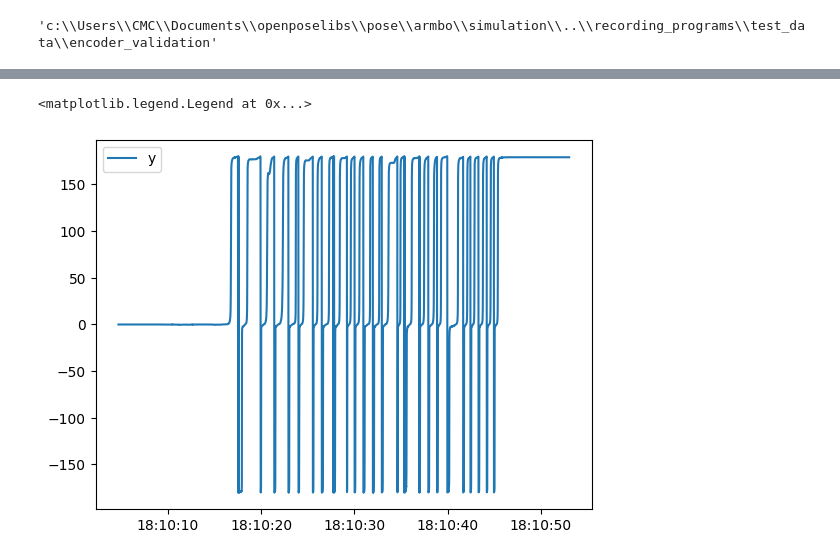
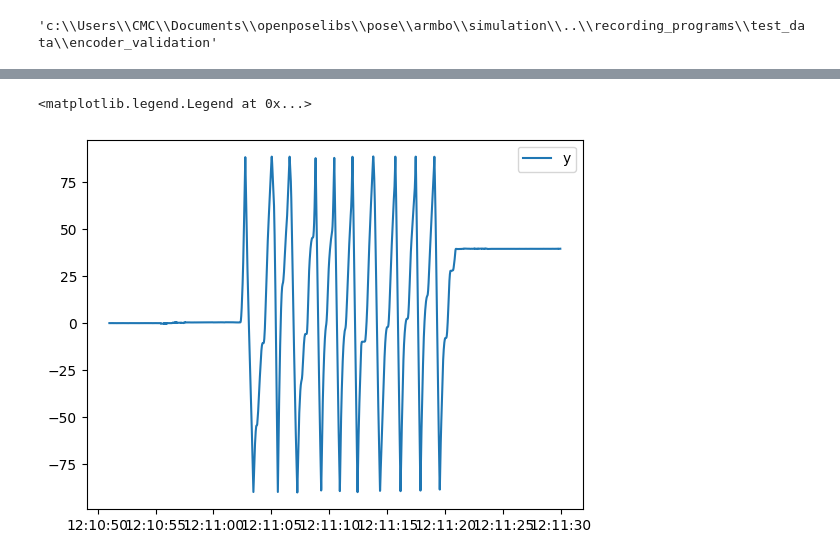
Before and after one commit to SujithChristopher/armbo_preliminary_work, a Jupyter notebook: simulation/ipy_notebooks/encoder_validation.ipynb, the cells around one changed output, grey strips where cells are left out. Saved outputs shown, nothing was run; the diff lists cells and outputs as text; code cells hidden in the pictures.

```diff
--- a/simulation/ipy_notebooks/encoder_validation.ipynb
+++ b/simulation/ipy_notebooks/encoder_validation.ipynb
@@ -23,7 +23,7 @@ from scipy.signal import peak_prominences
 from support.imu_calculations import *
 # %%
 _parent_folder = "encoder_validation"
-_folder_name = "sk28_et_0"
+_folder_name = "sk28_et_2"
 _base_pth = os.path.dirname(os.getcwd())
 _base_pth = os.path.join(_base_pth, "..","recording_programs", "test_data", _parent_folder)
 _base_pth
@@ -57,7 +57,7 @@ _sk_df
 # %%
 # type in marker details
-_xm = get_marker_name(1)
-_zm = get_marker_name(3)
+_xm = get_marker_name(3)
+_zm = get_marker_name(1)
 _om = get_marker_name(2)
 # %%
 _mocap_df, st_time = read_rigid_body_csv(os.path.join(_base_pth, _folder_name.split("_")[0] ,_folder_name + ".csv"))
@@ -102,9 +102,12 @@ _theta_y = np.rad2deg(_theta_y)
 _theta_z = np.rad2deg(_theta_z)
 # %%
 # plt.plot(_m_df["time"][1000:2000], _theta_x[1000:2000], label="x")
-plt.plot(_m_df["time"], _theta_z, label="y")
+
+plt.plot(_m_df["time"], _theta_y, label="y")
 # plt.plot(_m_df["time"][1000:2000], _theta_z[1000:2000], label="z")
+# change angle to 0 to 360
 plt.legend()
+# max(_theta_z)
 # %% [output]
 <matplotlib.legend.Legend at 0x...>
-[figure, old version]
+[figure, new version]
```
Also changed, not shown: parts of 8 cells of this notebook, 4 other files.
